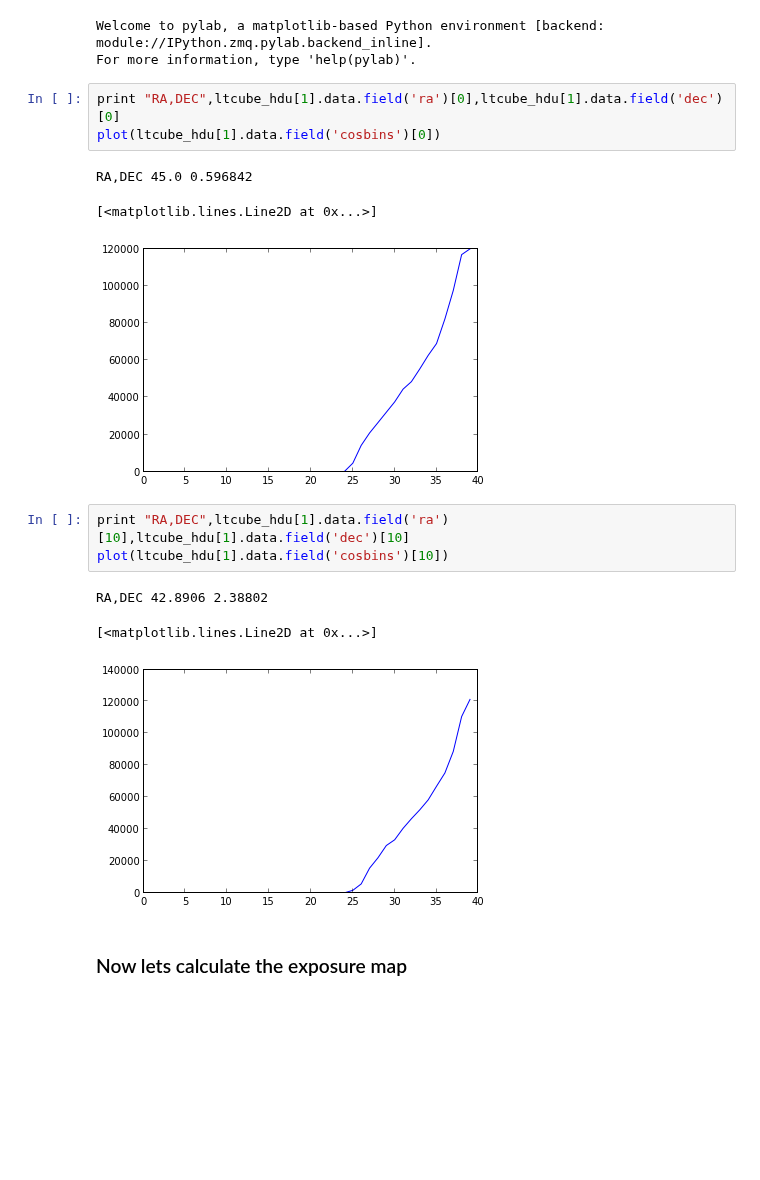
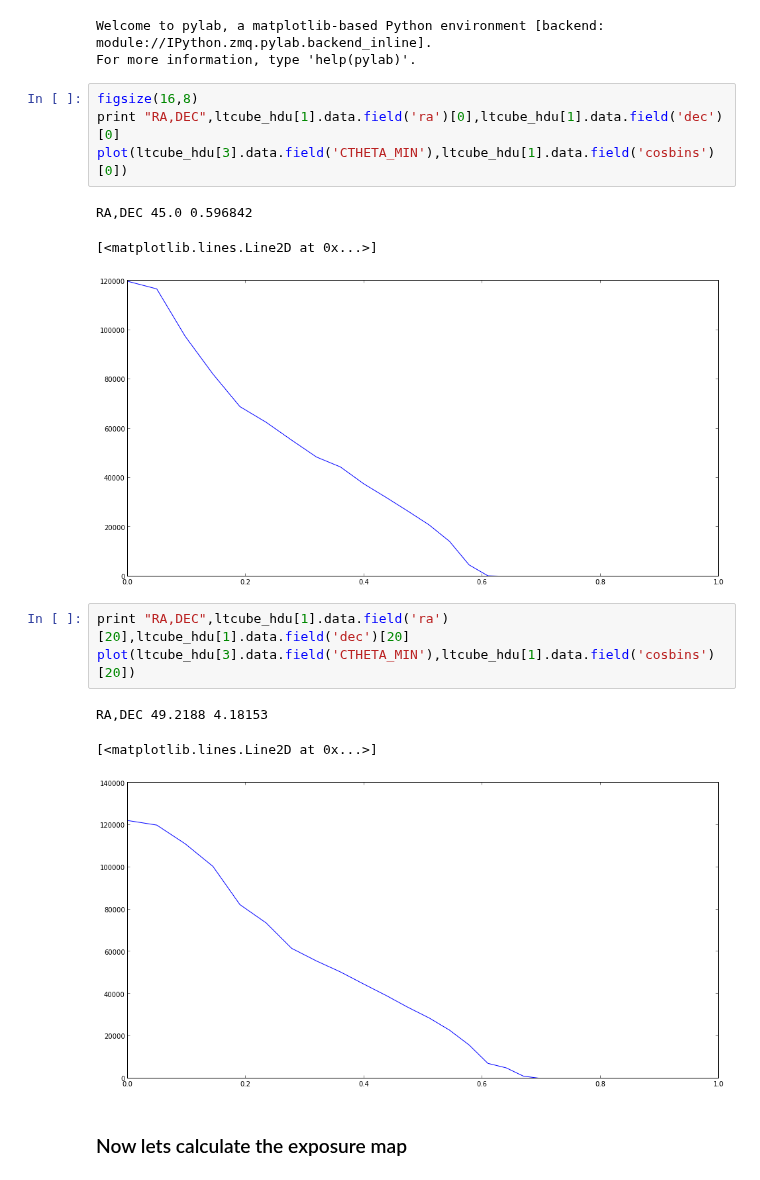
Before and after one commit to FermiSummerSchool/fermi-summer-school, a Jupyter notebook: Likelihood_Analysis.ipynb, the cells around one changed output. Saved outputs shown, nothing was run; the diff lists cells and outputs as text; blank space fills up the shorter version.

```diff
--- a/Likelihood_Analysis.ipynb
+++ b/Likelihood_Analysis.ipynb
@@ -171,19 +176,20 @@ None
 Welcome to pylab, a matplotlib-based Python environment [backend: module://IPython.zmq.pylab.backend_inline].
 For more information, type 'help(pylab)'.
 # %%
+figsize(16,8)
 print "RA,DEC",ltcube_hdu[1].data.field('ra')[0],ltcube_hdu[1].data.field('dec')[0]
-plot(ltcube_hdu[1].data.field('cosbins')[0])
+plot(ltcube_hdu[3].data.field('CTHETA_MIN'),ltcube_hdu[1].data.field('cosbins')[0])
 # %% [output]
 RA,DEC 45.0 0.596842
 [<matplotlib.lines.Line2D at 0x...>]
-[figure, old version]
+[figure, new version]
 # %%
-print "RA,DEC",ltcube_hdu[1].data.field('ra')[10],ltcube_hdu[1].data.field('dec')[10]
-plot(ltcube_hdu[1].data.field('cosbins')[10])
+print "RA,DEC",ltcube_hdu[1].data.field('ra')[20],ltcube_hdu[1].data.field('dec')[20]
+plot(ltcube_hdu[3].data.field('CTHETA_MIN'),ltcube_hdu[1].data.field('cosbins')[20])
 # %% [output]
-RA,DEC 42.8906 2.38802
+RA,DEC 49.2188 4.18153
 [<matplotlib.lines.Line2D at 0x...>]
-[figure, old version]
+[figure, new version]
 # %% [markdown]
 ### Now lets calculate the exposure map
 # %%
```
Also changed, not shown: parts of 7 cells of this notebook, 1 other file.
